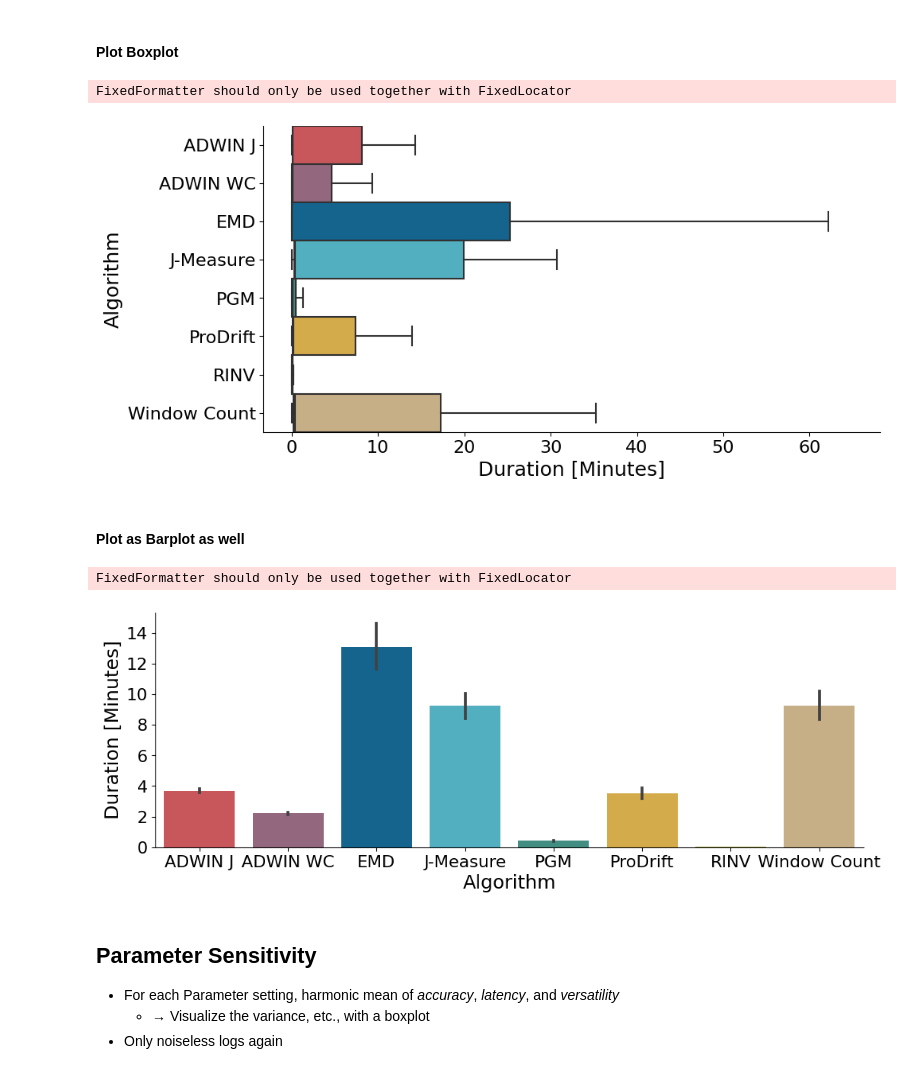
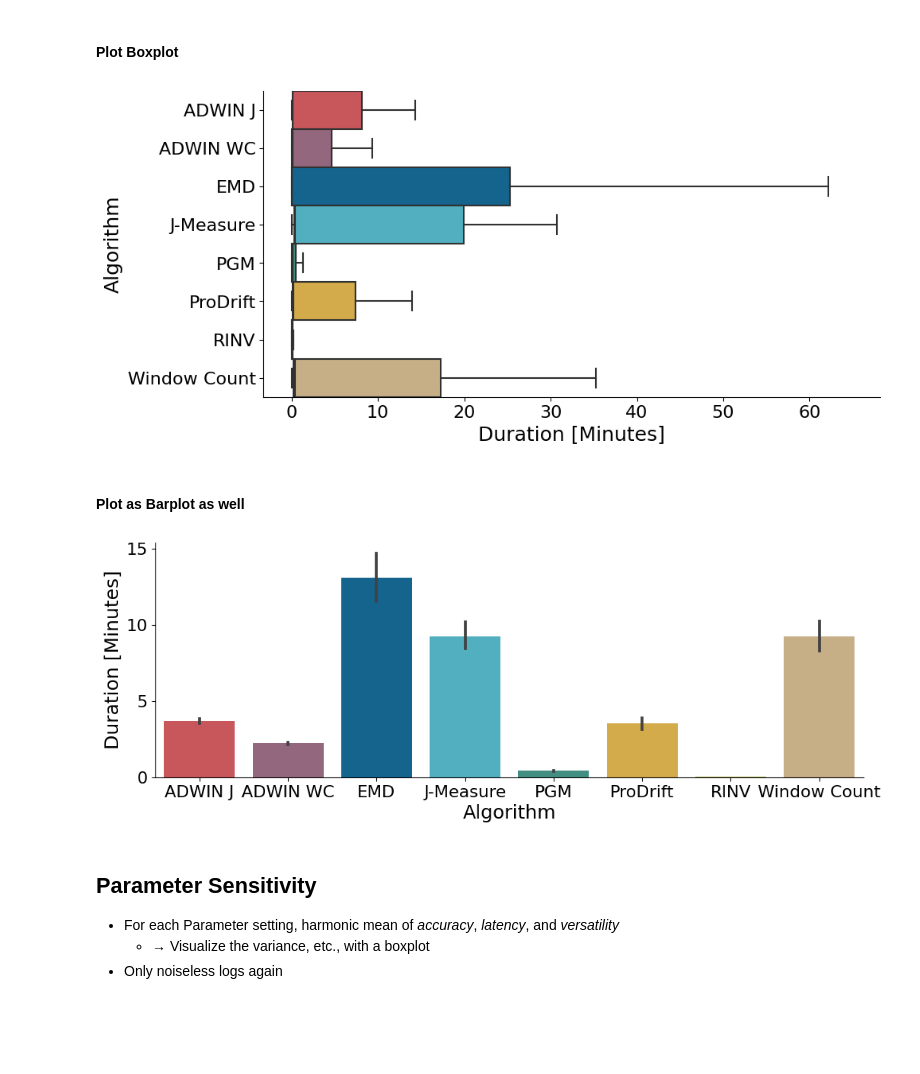
Before and after one commit to cpitsch/cdrift-evaluation, a Jupyter notebook: evaluate_results.ipynb, the cells around one changed output. Cells and saved outputs as stored; diff of their text form; code cells hidden in the pictures; blank space fills up the shorter version.

Commit message:
Fix FixedFormatter Warning evaluate_results.ipynb

```diff
--- a/evaluate_results.ipynb
+++ b/evaluate_results.ipynb
@@ -690,8 +695,9 @@ ax = sns.boxplot(
 #ax.figure.set_size_inches(14, 4)
 ax.spines.right.set_visible(False)
 ax.spines.top.set_visible(False)
-ax.set_yticklabels(ax.get_yticklabels(), size = 16)
-ax.set_xticklabels(ax.get_xticklabels(), size = 16)
+# ax.set_yticklabels(ax.get_yticklabels(), size = 16)
+# ax.set_xticklabels(ax.get_xticklabels(), size = 16)
+ax.tick_params(labelsize=16)
 ax.set_xlabel(ax.get_xlabel(), size = 18)
 ax.set_ylabel(ax.get_ylabel(), size = 18)
 plt.xlabel("Duration [Minutes]")
@@ -700,39 +706,38 @@ if not os.path.exists(f"{OUT_PATH}/Scalability"):
     os.makedirs(f"{OUT_PATH}/Scalability")
 plt.savefig(f"{OUT_PATH}/Scalability/scalability.pdf", bbox_inches="tight", format="pdf")
 # %% [output]
-FixedFormatter should only be used together with FixedLocator
 [figure]
 # %% [markdown]
 #### Plot as Barplot as well
 # %%
 scalability_barplot_df = pd.DataFrame([
     {
         "Algorithm": name,
         "Duration": duration.total_seconds() / 60
     }
     for name, a_df in dfs
     for duration in a_df["Duration"].tolist()
 ])
 
 ax = plt.subplots(figsize=(17, 4))
 
 # Order by latency, ascending (best is left)
 # order = [name for name, _ in sorted(latencies.items(), key=lambda x: x[1] if not np.isnan(x[1]) else 0, reverse=True)]
 # print(order)
 
 ax = sns.barplot(x="Algorithm", y="Duration", data=scalability_barplot_df,palette = palette, order=ALPHA_SORT_NAMES)
 ax.figure.set_size_inches(12, 4)
 ax.spines.right.set_visible(False)
 ax.spines.top.set_visible(False)
-ax.set_yticklabels(ax.get_yticklabels(), size = 16)
-ax.set_xticklabels(ax.get_xticklabels(), size = 16)
+# ax.set_yticklabels(ax.get_yticklabels(), size = 16)
+# ax.set_xticklabels(ax.get_xticklabels(), size = 16)
+ax.tick_params(labelsize=16)
 ax.set_xlabel(ax.get_xlabel(), size = 18)
 ax.set_ylabel(ax.get_ylabel(), size = 18)
 plt.ylabel("Duration [Minutes]")
 plt.savefig(f"{OUT_PATH}/Scalability/scalability_barplot.pdf", bbox_inches="tight", format="pdf")
 # %% [output]
-FixedFormatter should only be used together with FixedLocator
-[figure, old version]
+[figure, new version]
 # %% [markdown]
 ## Parameter Sensitivity
 - For each Parameter setting, harmonic mean of *accuracy*, *latency*, and *versatility*
```
Also changed, not shown: parts of 6 cells of this notebook.
